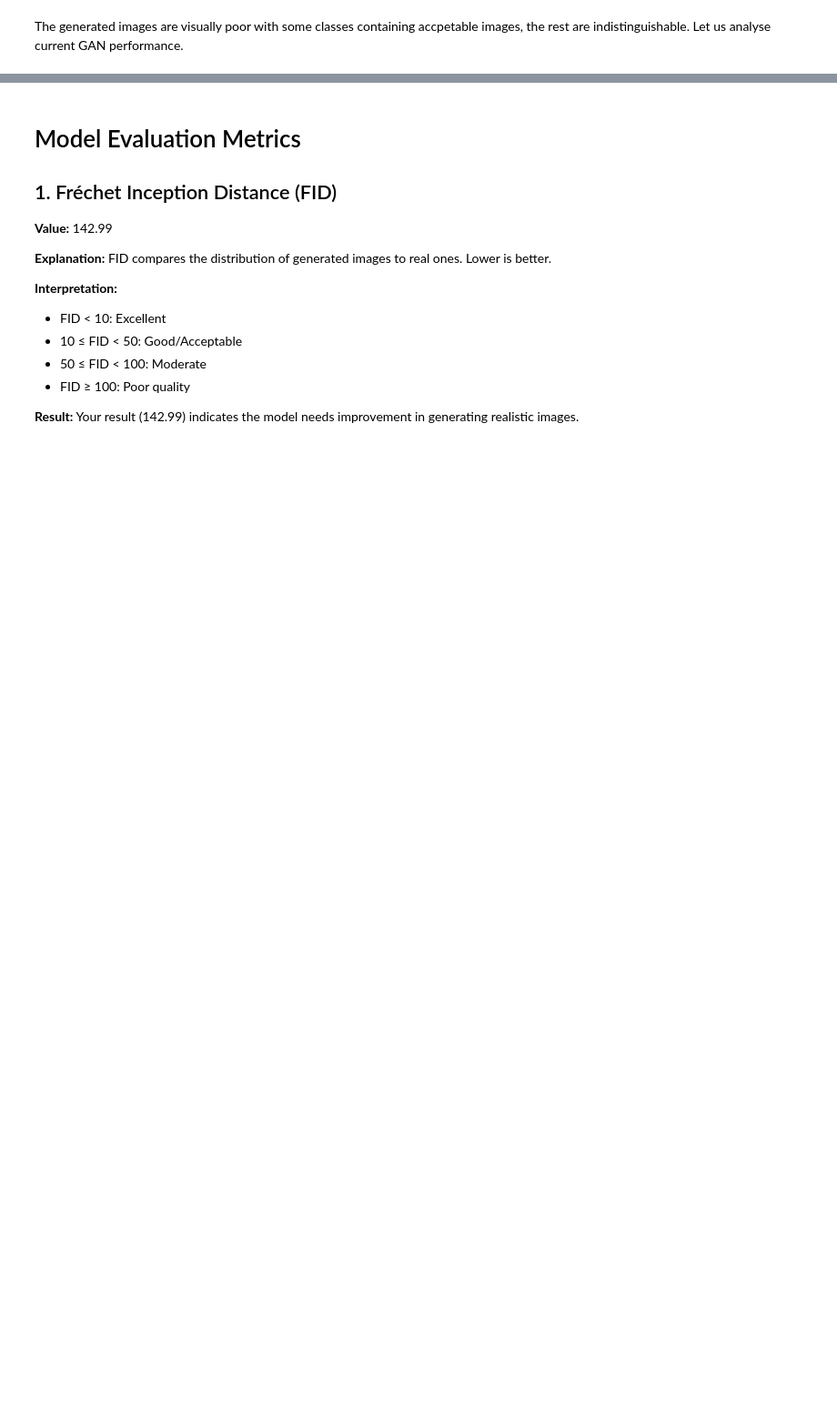
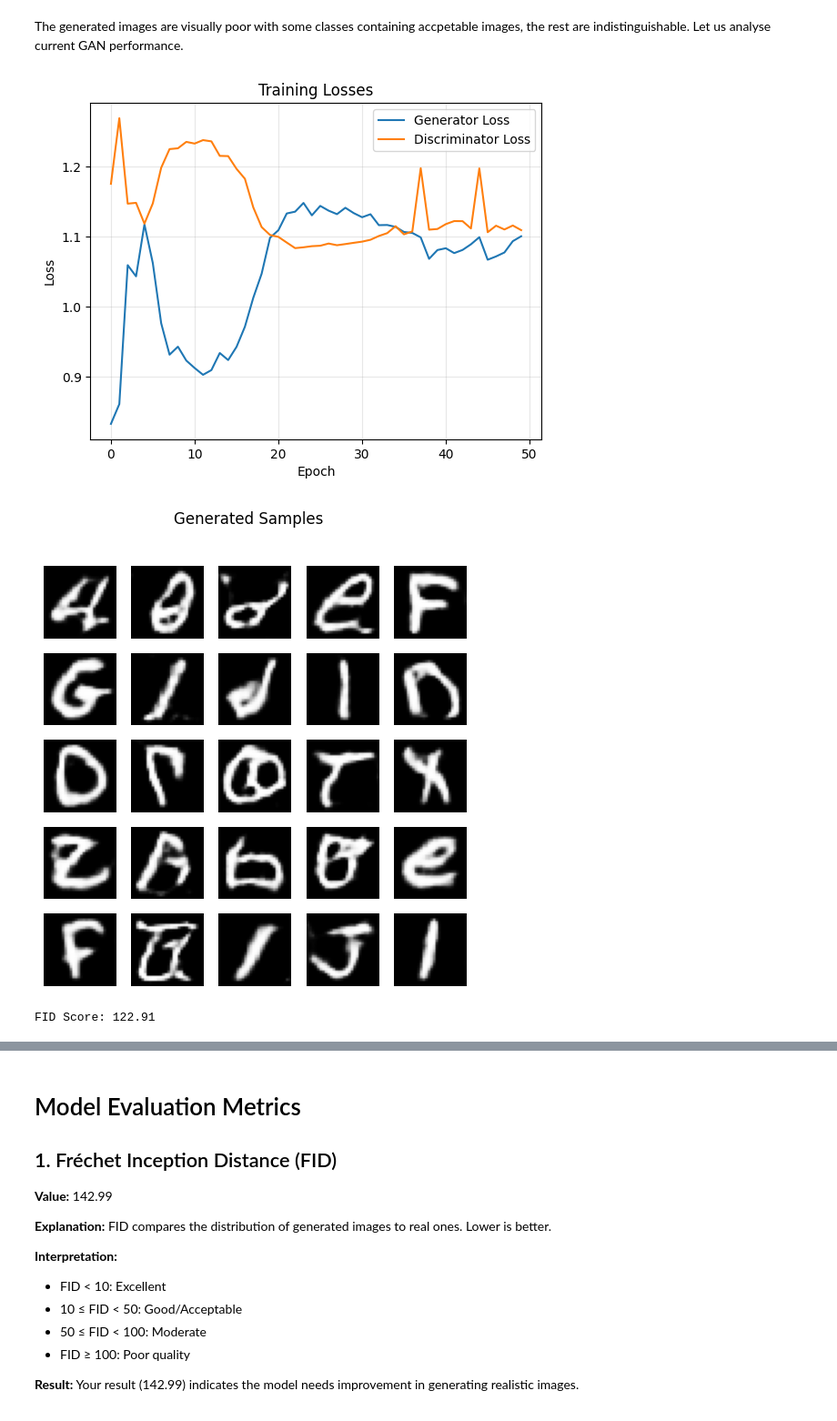
Before and after one commit to ATLAS097/Deep-Learning-CA-2, a Jupyter notebook: GAN_Part_A.ipynb, the cells around one changed output, grey strips where cells are left out. Shown at 91% size. Cells and saved outputs as stored; diff of their text form; code cells hidden in the pictures; blank space fills up the shorter version.

```diff
--- a/GAN_Part_A.ipynb
+++ b/GAN_Part_A.ipynb
@@ -1492,3 +1795,79 @@ Unique classes: [ 0  1  2  3  4  5  6  7  8  9 10 11 12 13 14 15]
 # %% [markdown]
 The generated images are visually poor with some classes containing accpetable images, the rest are indistinguishable. Let us analyse current GAN performance.
+# %%
+from tensorflow.keras.applications.inception_v3 import InceptionV3, preprocess_input
+from scipy.linalg import sqrtm
+import numpy as np
+import matplotlib.pyplot as plt
+import tensorflow as tf
+
+def evaluate_cgan(cgan, X_real, y_real, latent_dim=100, n_samples=1000):
+    """Quick CGAN evaluation: loss curves, sample grid, and FID score."""
+    # 1️⃣ Plot loss curves
+    plt.plot(cgan.g_losses, label="Generator Loss")
+    plt.plot(cgan.d_losses, label="Discriminator Loss")
+    plt.xlabel("Epoch")
+    plt.ylabel("Loss")
+    plt.legend()
+    plt.title("Training Losses")
+    plt.grid(True, alpha=0.3)
+    plt.show()
+
+    # 2️⃣ Sample grid
+    noise = tf.random.normal([25, latent_dim])
+    labels = tf.constant([[i % cgan.num_classes] for i in range(25)], dtype=tf.int32)
+    gen_imgs = (cgan.generator([noise, labels], training=False) + 1) / 2.0
+
+    fig, axs = plt.subplots(5, 5, figsize=(6, 6))
+    k = 0
+    for i in range(5):
+        for j in range(5):
+            axs[i, j].imshow(gen_imgs[k, :, :, 0], cmap="gray")
+            axs[i, j].axis("off")
+            k += 1
+    plt.suptitle("Generated Samples")
+    plt.show()
+
+    # 3️⃣ FID score (downsample to n_samples)
+    idx = np.random.choice(len(X_real), n_samples, replace=False)
+    real_imgs = (X_real[idx] + 1) / 2.0  # normalize to [0,1]
+    z = tf.random.normal([n_samples, latent_dim])
+    gen_labels = tf.random.uniform([n_samples, 1], minval=0, maxval=cgan.num_classes, dtype=tf.int32)
+    fake_imgs = (cgan.generator([z, gen_labels], training=False) + 1) / 2.0
+
+    fid = calculate_fid(real_imgs, fake_imgs)
+    print(f"FID Score: {fid:.2f}")
+
+def calculate_fid(images1, images2):
+    """Fréchet Inception Distance for 28x28 grayscale images."""
+    # Resize to 75x75x3 for InceptionV3
+    images1 = tf.image.resize(images1, (75, 75))
+    images2 = tf.image.resize(images2, (75, 75))
+    images1 = tf.image.grayscale_to_rgb(images1)
+    images2 = tf.image.grayscale_to_rgb(images2)
+
+    # Preprocess
+    images1 = preprocess_input(images1 * 255.0)
+    images2 = preprocess_input(images2 * 255.0)
+
+    model = InceptionV3(include_top=False, pooling='avg', input_shape=(75, 75, 3))
+    act1 = model.predict(images1, verbose=0)
+    act2 = model.predict(images2, verbose=0)
+
+    # Calculate FID
+    mu1, sigma1 = act1.mean(axis=0), np.cov(act1, rowvar=False)
+    mu2, sigma2 = act2.mean(axis=0), np.cov(act2, rowvar=False)
+    ssdiff = np.sum((mu1 - mu2)**2.0)
+    covmean = sqrtm(sigma1.dot(sigma2))
+    if np.iscomplexobj(covmean):
+        covmean = covmean.real
+    fid = ssdiff + np.trace(sigma1 + sigma2 - 2.0 * covmean)
+    return fid
+
+# Example:
+evaluate_cgan(cgan, X_train_cgan, y_train_cgan, latent_dim=100, n_samples=500)
+# %% [output]
+[figure, added]
+[figure, added]
+FID Score: 122.91
 # %%
```
Also changed, not shown: parts of 40 cells of this notebook.
